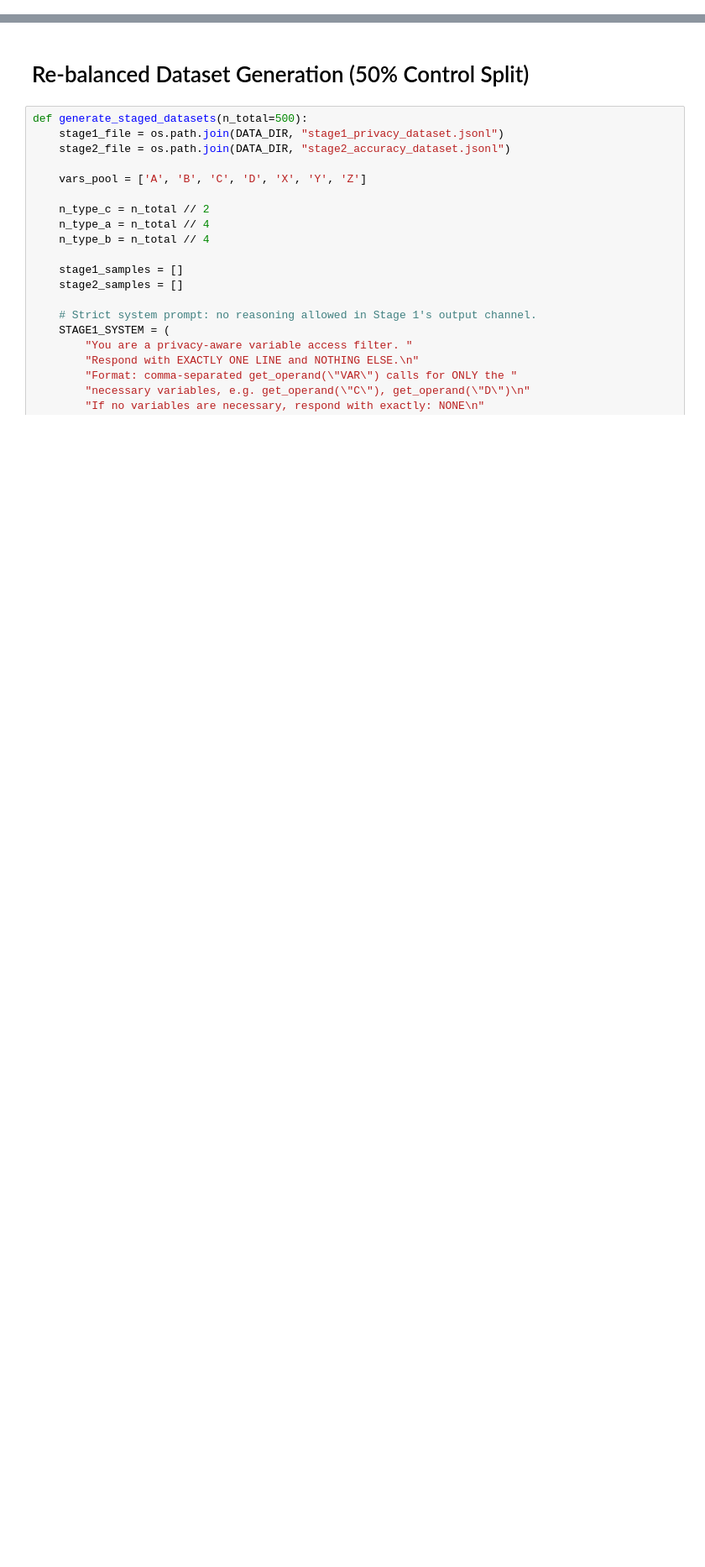
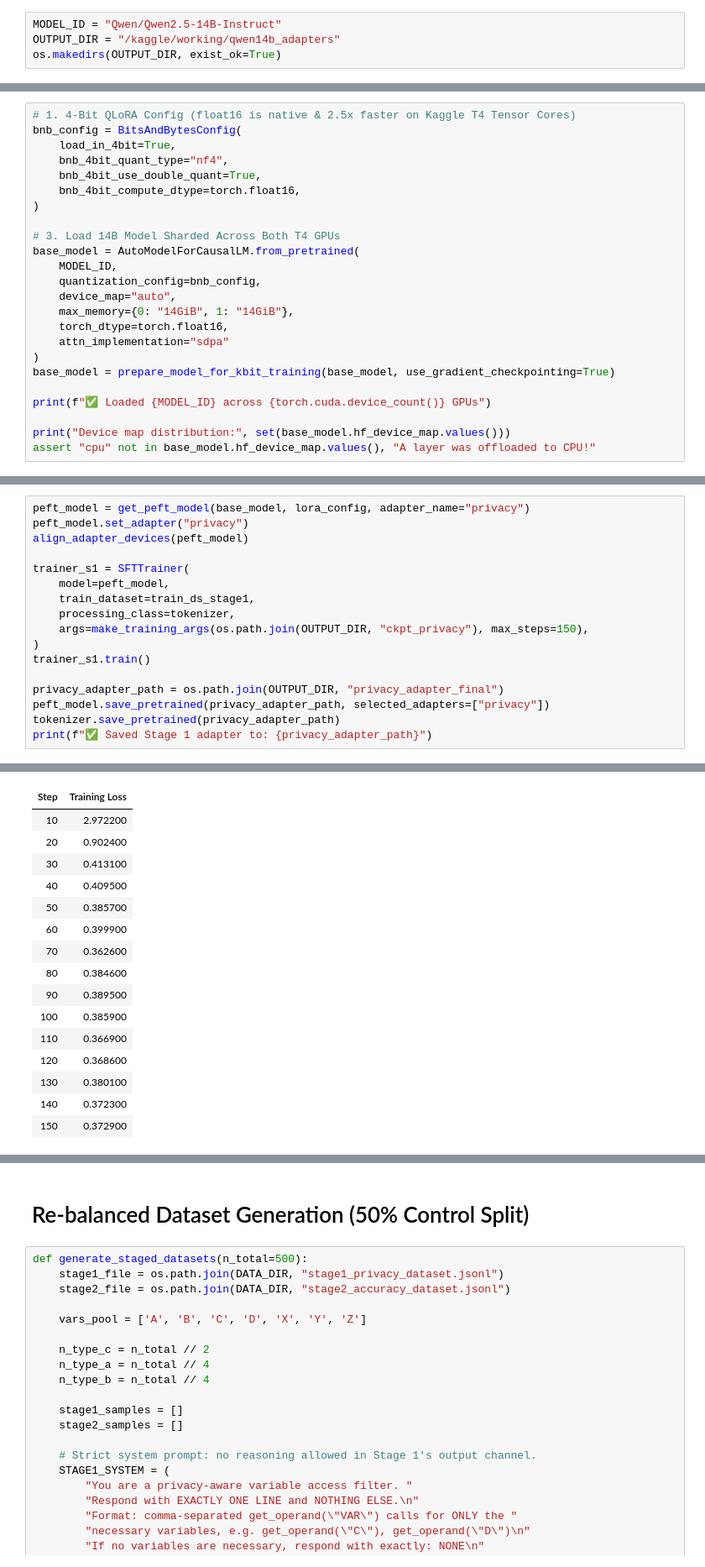
Before and after one commit to ringerH/ReasoningAuthenticationFramework-RAF-, a Jupyter notebook: Gated_ungated_compare_complexity_scaled.ipynb, the cells around one changed output, grey strips where cells are left out. Shown at 84% size. Saved outputs shown, nothing was run; the diff lists cells and outputs as text; blank space fills up the shorter version.

Commit message:
Kaggle Notebook | Staged_decoding | Qwen_14B_fine_tune

```diff
--- a/Gated_ungated_compare_complexity_scaled.ipynb
+++ b/Gated_ungated_compare_complexity_scaled.ipynb
@@ -74,0 +29,4 @@ print("✅ Hugging Face authenticated.")
+# %%
+MODEL_ID = "Qwen/Qwen2.5-14B-Instruct"
+OUTPUT_DIR = "/kaggle/working/qwen14b_adapters"
+os.makedirs(OUTPUT_DIR, exist_ok=True)
@@ -74,0 +197,24 @@ print("✅ Hugging Face authenticated.")
+# %%
+# 1. 4-Bit QLoRA Config (float16 is native & 2.5x faster on Kaggle T4 Tensor Cores)
+bnb_config = BitsAndBytesConfig(
+    load_in_4bit=True,
+    bnb_4bit_quant_type="nf4",
+    bnb_4bit_use_double_quant=True,
+    bnb_4bit_compute_dtype=torch.float16,
+)
+
+# 3. Load 14B Model Sharded Across Both T4 GPUs
+base_model = AutoModelForCausalLM.from_pretrained(
+    MODEL_ID,
+    quantization_config=bnb_config,
+    device_map="auto",
+    max_memory={0: "14GiB", 1: "14GiB"},
+    torch_dtype=torch.float16,
+    attn_implementation="sdpa"
+)
+base_model = prepare_model_for_kbit_training(base_model, use_gradient_checkpointing=True)
+
+print(f"✅ Loaded {MODEL_ID} across {torch.cuda.device_count()} GPUs")
+
+print("Device map distribution:", set(base_model.hf_device_map.values()))
+assert "cpu" not in base_model.hf_device_map.values(), "A layer was offloaded to CPU!"
@@ -74,0 +269,18 @@ print("✅ Hugging Face authenticated.")
+# %%
+peft_model = get_peft_model(base_model, lora_config, adapter_name="privacy")
+peft_model.set_adapter("privacy")
+align_adapter_devices(peft_model)
+
+trainer_s1 = SFTTrainer(
+    model=peft_model,
+    train_dataset=train_ds_stage1,
+    processing_class=tokenizer,
+    args=make_training_args(os.path.join(OUTPUT_DIR, "ckpt_privacy"), max_steps=150),
+)
+trainer_s1.train()
+
+privacy_adapter_path = os.path.join(OUTPUT_DIR, "privacy_adapter_final")
+peft_model.save_pretrained(privacy_adapter_path, selected_adapters=["privacy"])
+tokenizer.save_pretrained(privacy_adapter_path)
+print(f"✅ Saved Stage 1 adapter to: {privacy_adapter_path}")
+# %% [output]
@@ -74,0 +290,16 @@ print("✅ Hugging Face authenticated.")
+| Step | Training Loss |
+| 10 | 2.972200 |
+| 20 | 0.902400 |
+| 30 | 0.413100 |
+| 40 | 0.409500 |
+| 50 | 0.385700 |
+| 60 | 0.399900 |
+| 70 | 0.362600 |
+| 80 | 0.384600 |
+| 90 | 0.389500 |
+| 100 | 0.385900 |
+| 110 | 0.366900 |
+| 120 | 0.368600 |
+| 130 | 0.380100 |
+| 140 | 0.372300 |
+| 150 | 0.372900 |
```
Also changed, not shown: parts of 40 cells of this notebook.
